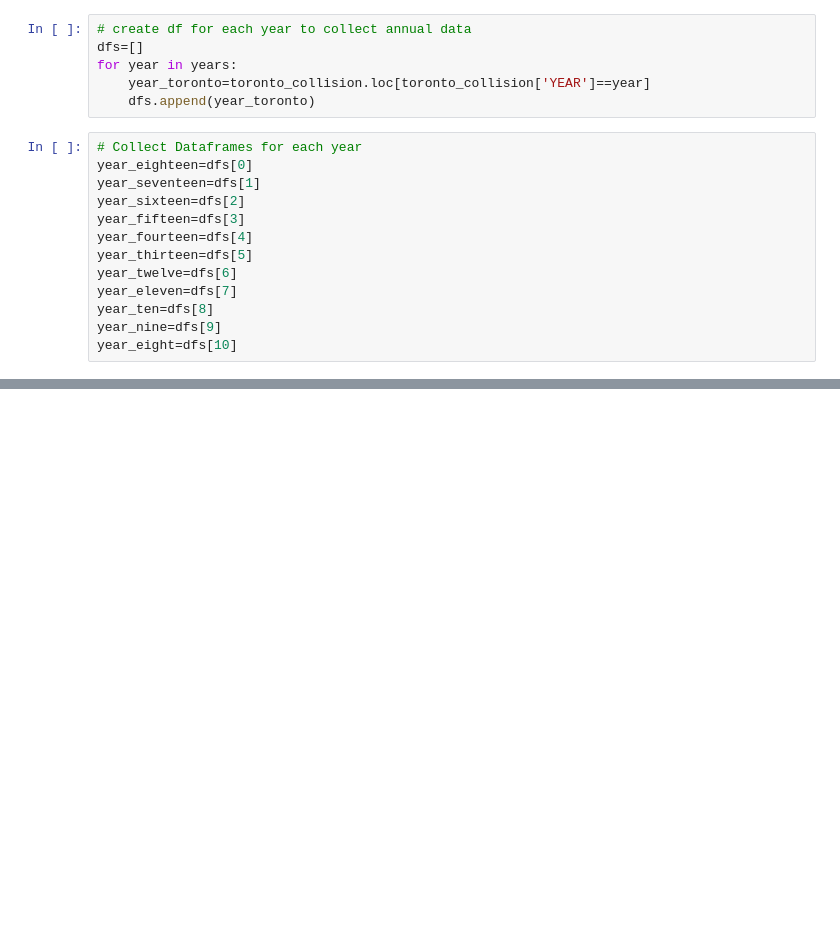
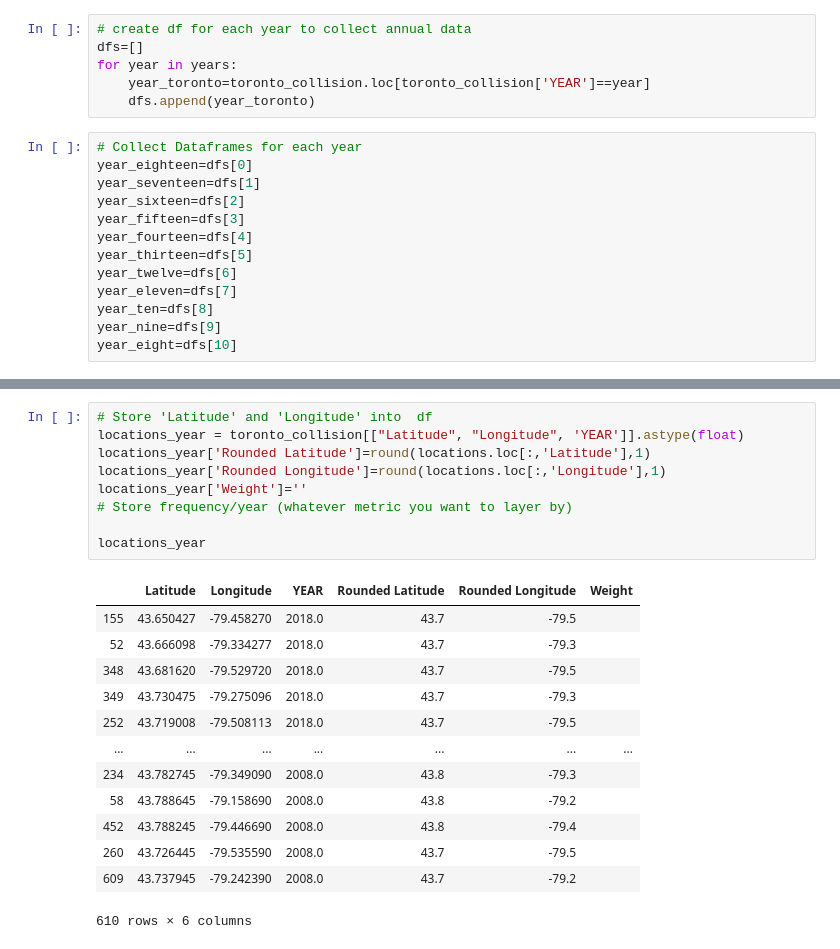
Before and after one commit to nupurgupta5292/SES-vs-Fatal-Road-Collisions, a Jupyter notebook: toronto_data.ipynb, the cells around one changed output, grey strips where cells are left out. Cells and saved outputs as stored; diff of their text form; blank space fills up the shorter version.

```diff
--- a/toronto_data.ipynb
+++ b/toronto_data.ipynb
@@ -131,0 +146,23 @@ year_eight=dfs[10]
+# %%
+# Store 'Latitude' and 'Longitude' into  df
+locations_year = toronto_collision[["Latitude", "Longitude", 'YEAR']].astype(float)
+locations_year['Rounded Latitude']=round(locations.loc[:,'Latitude'],1)
+locations_year['Rounded Longitude']=round(locations.loc[:,'Longitude'],1)
+locations_year['Weight']=''
+# Store frequency/year (whatever metric you want to layer by)
+
+locations_year
+# %% [output]
+|  | Latitude | Longitude | YEAR | Rounded Latitude | Rounded Longitude | Weight |
+| 155 | 43.650427 | -79.458270 | 2018.0 | 43.7 | -79.5 |  |
+| 52 | 43.666098 | -79.334277 | 2018.0 | 43.7 | -79.3 |  |
+| 348 | 43.681620 | -79.529720 | 2018.0 | 43.7 | -79.5 |  |
+| 349 | 43.730475 | -79.275096 | 2018.0 | 43.7 | -79.3 |  |
+| 252 | 43.719008 | -79.508113 | 2018.0 | 43.7 | -79.5 |  |
+| ... | ... | ... | ... | ... | ... | ... |
+| 234 | 43.782745 | -79.349090 | 2008.0 | 43.8 | -79.3 |  |
+| 58 | 43.788645 | -79.158690 | 2008.0 | 43.8 | -79.2 |  |
+| 452 | 43.788245 | -79.446690 | 2008.0 | 43.8 | -79.4 |  |
+| 260 | 43.726445 | -79.535590 | 2008.0 | 43.7 | -79.5 |  |
+| 609 | 43.737945 | -79.242390 | 2008.0 | 43.7 | -79.2 |  |
+610 rows × 6 columns
```
Also changed, not shown: parts of 10 cells of this notebook.
